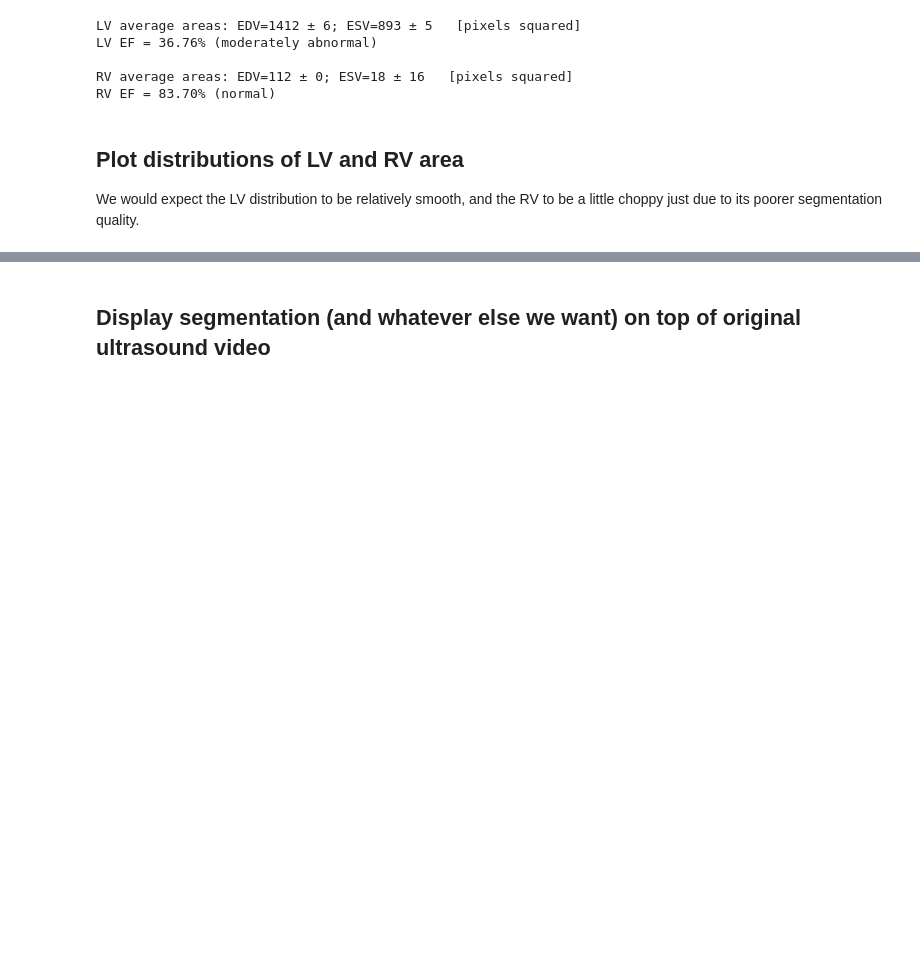
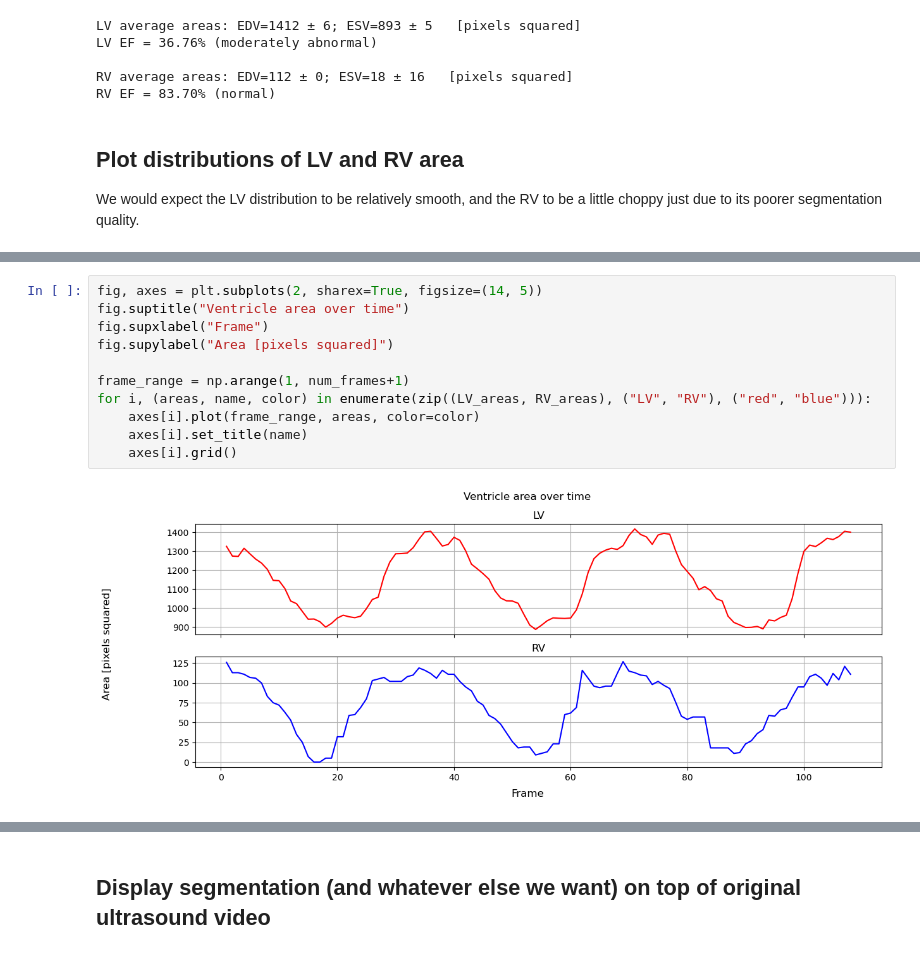
Before and after one commit to DeepNeuron-AI/dynamic, a Jupyter notebook: weak_labels.ipynb, the cells around one changed output, grey strips where cells are left out. Cells and saved outputs as stored; diff of their text form; blank space fills up the shorter version.

```diff
--- a/weak_labels.ipynb
+++ b/weak_labels.ipynb
@@ -695,0 +699,13 @@ for i, (areas, name, color) in enumerate(zip((LV_areas, RV_areas), ("LV", "RV"),
+# %%
+fig, axes = plt.subplots(2, sharex=True, figsize=(14, 5))
+fig.suptitle("Ventricle area over time")
+fig.supxlabel("Frame")
+fig.supylabel("Area [pixels squared]")
+
+frame_range = np.arange(1, num_frames+1)
+for i, (areas, name, color) in enumerate(zip((LV_areas, RV_areas), ("LV", "RV"), ("red", "blue"))):
+    axes[i].plot(frame_range, areas, color=color)
+    axes[i].set_title(name)
+    axes[i].grid()
+# %% [output]
+[figure, added]
```
Also changed, not shown: parts of 10 cells of this notebook.
